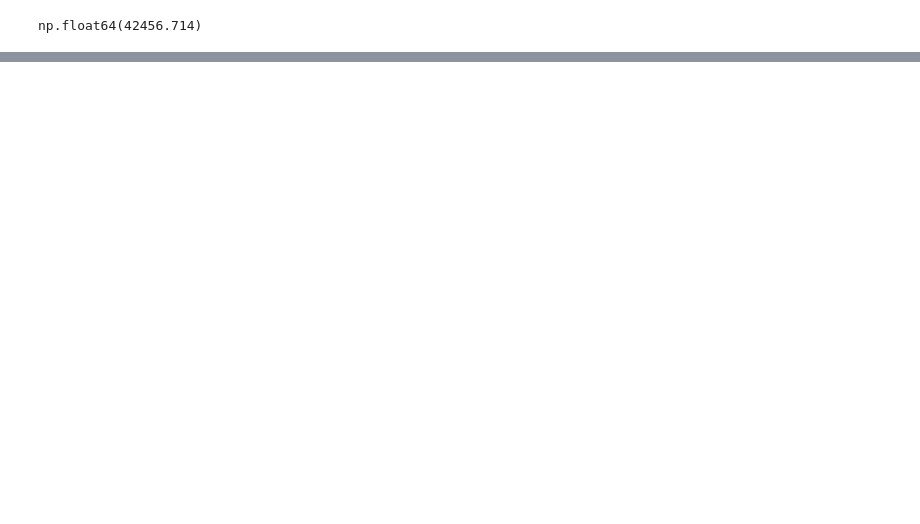
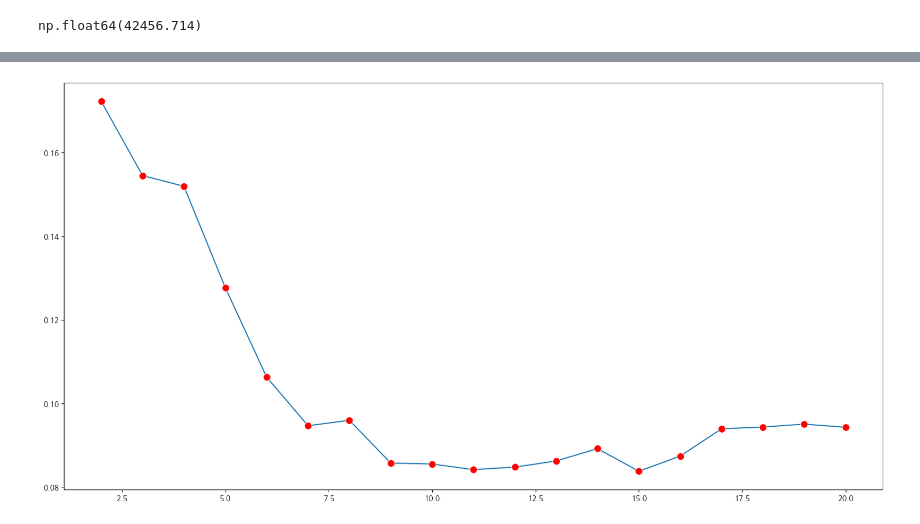
Before and after one commit to ShinJooHyeop/fintech3, a Jupyter notebook: etc/Kaggle_Data.ipynb, the cells around one changed output, grey strips where cells are left out. Drawn from its saved outputs; the diff is of its cells as text; code cells hidden in the pictures; blank space fills up the shorter version.

```diff
--- a/etc/Kaggle_Data.ipynb
+++ b/etc/Kaggle_Data.ipynb
@@ -80,0 +260,8 @@ X_test_norm = preprocessing.normalize(X_test)
+# %%
+sil_score = []
+for i in range(2,21):
+    km2 = KMeans(n_clusters=i,random_state=42)
+    km2.fit(scaled_df2)
+    labels = km2.labels_
+    sil_score.append(silhouette_score(scaled_df2,labels))
+sil_score
@@ -80,0 +288,6 @@ X_test_norm = preprocessing.normalize(X_test)
+# %%
+plt.figure(figsize=(20,10))
+sns.lineplot(x=range(2,21),y=sil_score, marker='o',markersize=10,markerfacecolor='red')
+plt.show()
+# %% [output]
+[figure, added]
```
Also changed, not shown: parts of 29 cells of this notebook, 5 other files.
